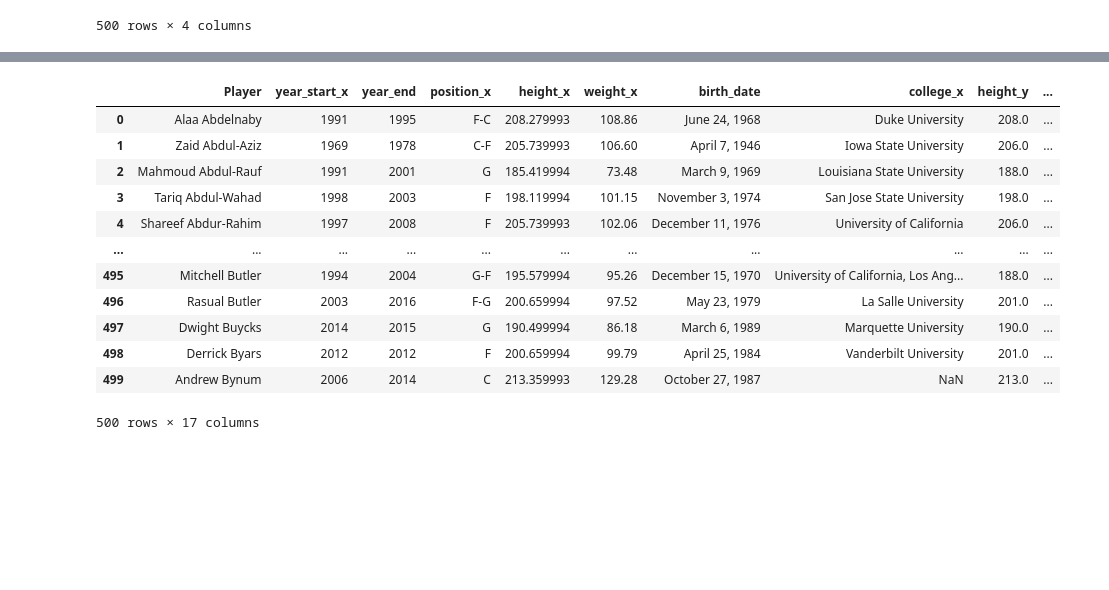
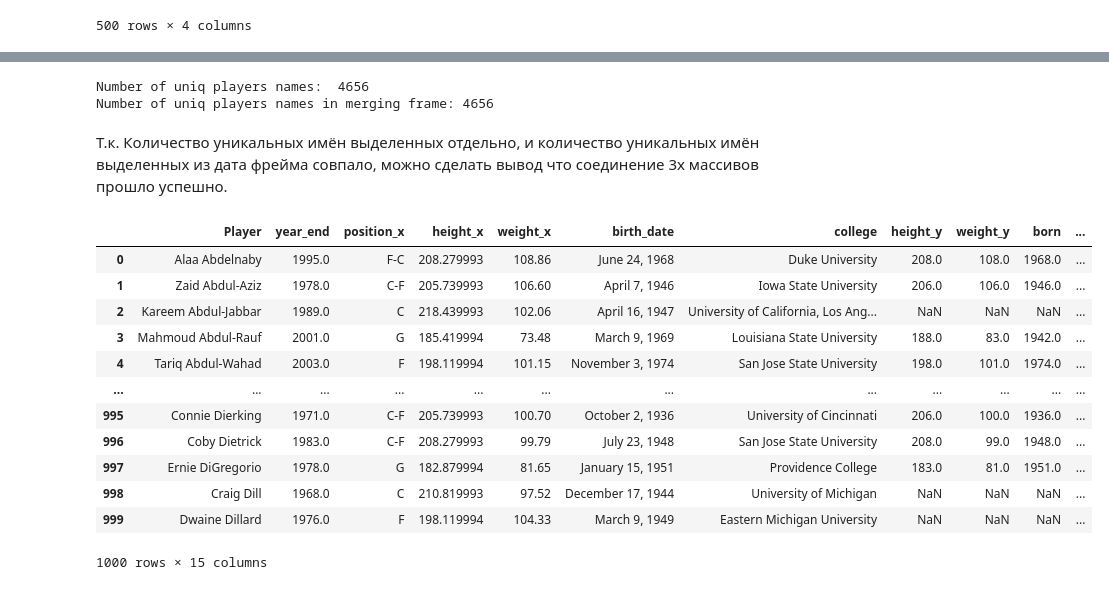
Before and after one commit to MonyaS/Hilell_tasks, a Jupyter notebook: лекция 4/hw_pandas.ipynb, the cells around one changed output, grey strips where cells are left out. Cells and saved outputs as stored; diff of their text form; code cells hidden in the pictures; blank space fills up the shorter version.

```diff
--- a/лекция 4/hw_pandas.ipynb
+++ b/лекция 4/hw_pandas.ipynb
@@ -45,0 +48,3 @@ first_data.head(50)
+# %%
+first_data.drop_duplicates("Player",inplace=True)
+first_data["Player"].value_counts()
@@ -96,0 +117,3 @@ dtype: object
+# %%
+second_data.drop_duplicates("Player",inplace=True)
+second_data["Player"].value_counts()
@@ -187,27 +223,40 @@ Pos - 0.0%
 Age - 0.12752%
 # %%
-data = pd.merge(left=first_data,right=second_data,on="Player",how="inner")
-data = pd.merge(left=data,right=third_data,on = "Player",how="inner")
-data.head(500)
+player_list = first_data["Player"].append(second_data["Player"]).append(third_data["Player"])
+player_list.drop_duplicates(inplace=True)
+print("Number of uniq players names: ",player_list.count())
+data = pd.merge(left=first_data,right=second_data,on="Player",how="outer")
+data = pd.merge(left=data,right=third_data,on = "Player",how="outer")
+print("Number of uniq players names in merging frame:",data["Player"].count())
 # %% [output]
-|  | Player | year_start_x | year_end | position_x | height_x | weight_x | birth_date | college_x | height_y | ... |
-| 0 | Alaa Abdelnaby | 1991 | 1995 | F-C | 208.279993 | 108.86 | June 24, 1968 | Duke University | 208.0 | ... |
-| 1 | Zaid Abdul-Aziz | 1969 | 1978 | C-F | 205.739993 | 106.60 | April 7, 1946 | Iowa State University | 206.0 | ... |
-| 2 | Mahmoud Abdul-Rauf | 1991 | 2001 | G | 185.419994 | 73.48 | March 9, 1969 | Louisiana State University | 188.0 | ... |
-| 3 | Tariq Abdul-Wahad | 1998 | 2003 | F | 198.119994 | 101.15 | November 3, 1974 | San Jose State University | 198.0 | ... |
-| 4 | Shareef Abdur-Rahim | 1997 | 2008 | F | 205.739993 | 102.06 | December 11, 1976 | University of California | 206.0 | ... |
-| ... | ... | ... | ... | ... | ... | ... | ... | ... | ... | ... |
-| 495 | Mitchell Butler | 1994 | 2004 | G-F | 195.579994 | 95.26 | December 15, 1970 | University of California, Los Ang... | 188.0 | ... |
-| 496 | Rasual Butler | 2003 | 2016 | F-G | 200.659994 | 97.52 | May 23, 1979 | La Salle University | 201.0 | ... |
-| 497 | Dwight Buycks | 2014 | 2015 | G | 190.499994 | 86.18 | March 6, 1989 | Marquette University | 190.0 | ... |
-| 498 | Derrick Byars | 2012 | 2012 | F | 200.659994 | 99.79 | April 25, 1984 | Vanderbilt University | 201.0 | ... |
-| 499 | Andrew Bynum | 2006 | 2014 | C | 213.359993 | 129.28 | October 27, 1987 | NaN | 213.0 | ... |
-500 rows × 17 columns
+Number of uniq players names:  4656
+Number of uniq players names in merging frame: 4656
+# %% [markdown]
+Т.к. Количество уникальных имён выделенных отдельно, и количество уникальных имён выделенных из дата фрейма совпало, можно сделать вывод что соединение 3х массивов прошло успешно.
 # %%
 
-for col in first_data.columns:
-    pct_missing = np.mean(first_data[col].isnull())
-    print('{} - {}%'.format(col, round(pct_missing*100,5)))
-
-features = ["height", "weight"]
-first_data[features].hist(figsize=(10, 4))
+data['year_start'] = np.where(data['year_start_x'] > data['year_start_y'], data['year_start_y'], data['year_start_x'])
+data.drop(columns=['year_start_x','year_start_y','college_y'],inplace=True)
+data.rename(columns={"college_x":"college"},inplace=True)
+# for col in data.columns:
+#     pct_missing = np.mean(data[col].isnull())
+#     print('{} - {}%'.format(col, round(pct_missing*100,5)))
+#
+# features = ["height", "weight"]
+# first_data[features].hist(figsize=(10, 4))
+# %%
+data.head(1000)
+# %% [output]
+|  | Player | year_end | position_x | height_x | weight_x | birth_date | college | height_y | weight_y | born | ... |
+| 0 | Alaa Abdelnaby | 1995.0 | F-C | 208.279993 | 108.86 | June 24, 1968 | Duke University | 208.0 | 108.0 | 1968.0 | ... |
+| 1 | Zaid Abdul-Aziz | 1978.0 | C-F | 205.739993 | 106.60 | April 7, 1946 | Iowa State University | 206.0 | 106.0 | 1946.0 | ... |
+| 2 | Kareem Abdul-Jabbar | 1989.0 | C | 218.439993 | 102.06 | April 16, 1947 | University of California, Los Ang... | NaN | NaN | NaN | ... |
+| 3 | Mahmoud Abdul-Rauf | 2001.0 | G | 185.419994 | 73.48 | March 9, 1969 | Louisiana State University | 188.0 | 83.0 | 1942.0 | ... |
+| 4 | Tariq Abdul-Wahad | 2003.0 | F | 198.119994 | 101.15 | November 3, 1974 | San Jose State University | 198.0 | 101.0 | 1974.0 | ... |
+| ... | ... | ... | ... | ... | ... | ... | ... | ... | ... | ... | ... |
+| 995 | Connie Dierking | 1971.0 | C-F | 205.739993 | 100.70 | October 2, 1936 | University of Cincinnati | 206.0 | 100.0 | 1936.0 | ... |
+| 996 | Coby Dietrick | 1983.0 | C-F | 208.279993 | 99.79 | July 23, 1948 | San Jose State University | 208.0 | 99.0 | 1948.0 | ... |
+| 997 | Ernie DiGregorio | 1978.0 | G | 182.879994 | 81.65 | January 15, 1951 | Providence College | 183.0 | 81.0 | 1951.0 | ... |
+| 998 | Craig Dill | 1968.0 | C | 210.819993 | 97.52 | December 17, 1944 | University of Michigan | NaN | NaN | NaN | ... |
+| 999 | Dwaine Dillard | 1976.0 | F | 198.119994 | 104.33 | March 9, 1949 | Eastern Michigan University | NaN | NaN | NaN | ... |
+1000 rows × 15 columns
```
Also changed, not shown: parts of 7 cells of this notebook.
